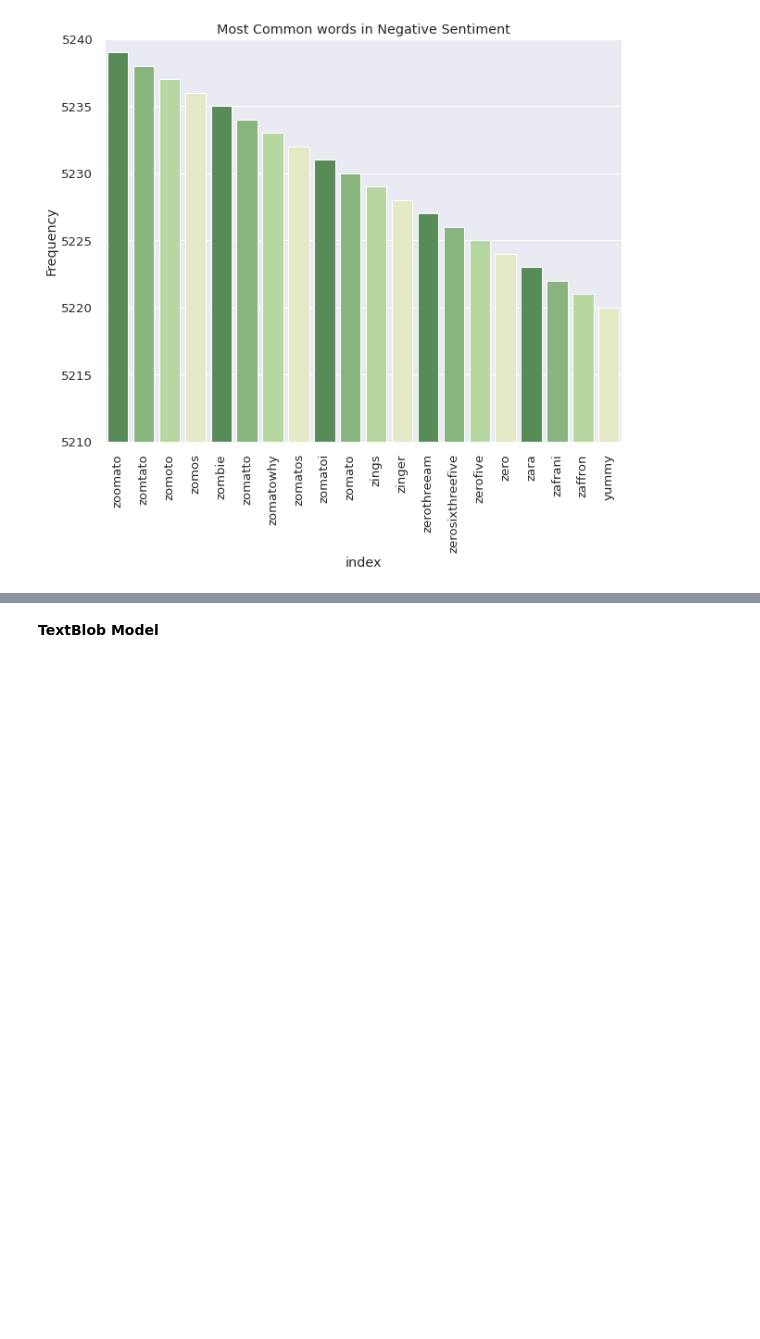
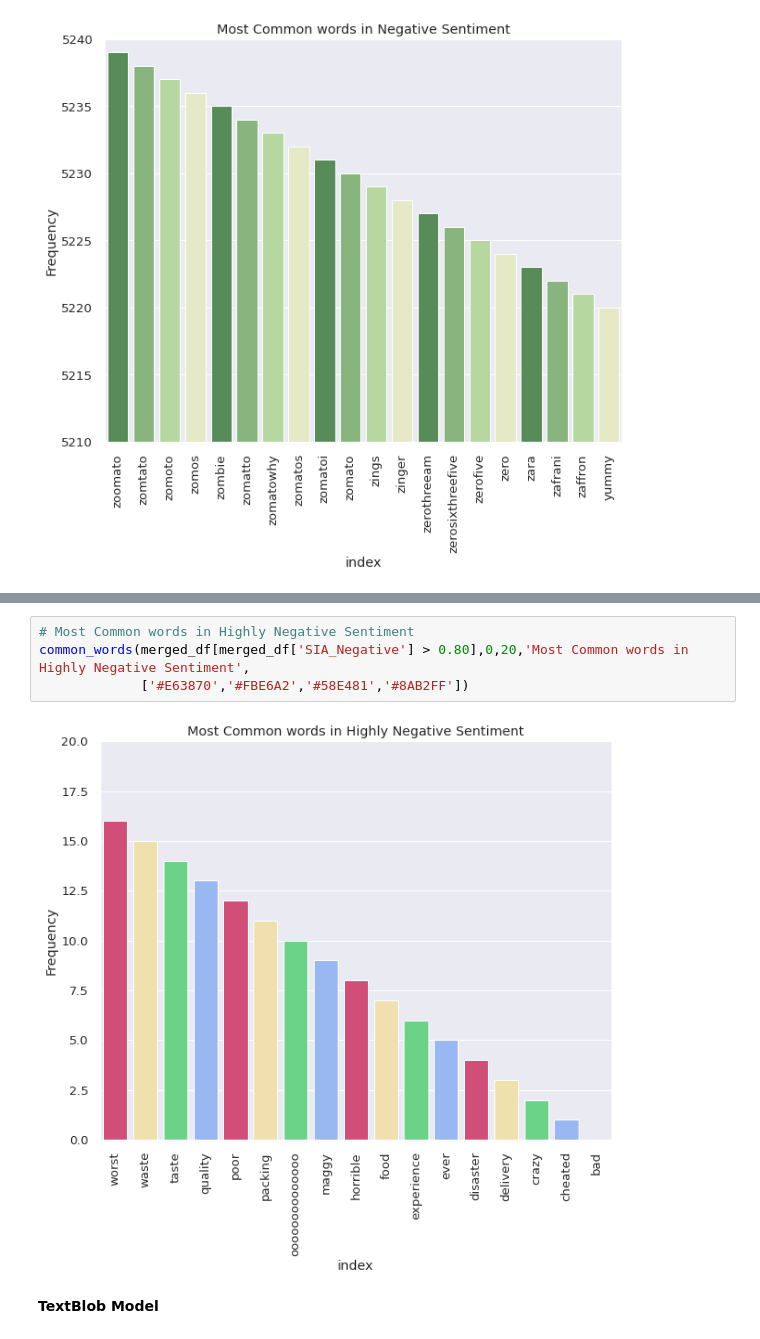
Before and after one commit to SethupathyM/Unsupervised_ML_Clustering_and_Sentiment_Analysis_Zomato_Restaurant, a Jupyter notebook: Zomato_Restaurant_Clustering_and_Sentiment_Analysis_.ipynb, the cells around one changed output, grey strips where cells are left out. Drawn from its saved outputs; the diff is of its cells as text; blank space fills up the shorter version.

```diff
--- a/Zomato_Restaurant_Clustering_and_Sentiment_Analysis_.ipynb
+++ b/Zomato_Restaurant_Clustering_and_Sentiment_Analysis_.ipynb
@@ -1364,3 +1370,9 @@ common_words(merged_df[merged_df['SIA_Sentiment'] == 'Neutral'],1250,1280,'Most
+# %%
+# Most Common words in Highly Negative Sentiment
+common_words(merged_df[merged_df['SIA_Negative'] > 0.80],0,20,'Most Common words in Highly Negative Sentiment',
+             ['#E63870','#FBE6A2','#58E481','#8AB2FF'])
+# %% [output]
+[figure, added]
 # %% [markdown]
 **TextBlob Model**
 # %%
```
Also changed, not shown: parts of 5 cells of this notebook.
